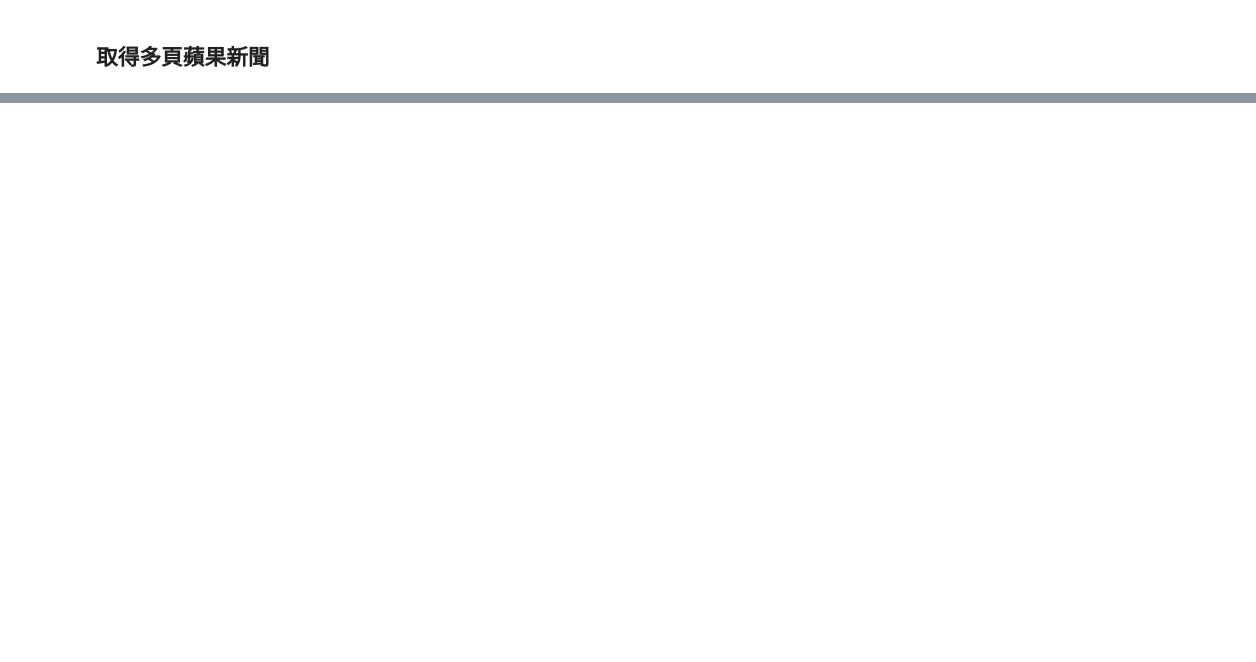
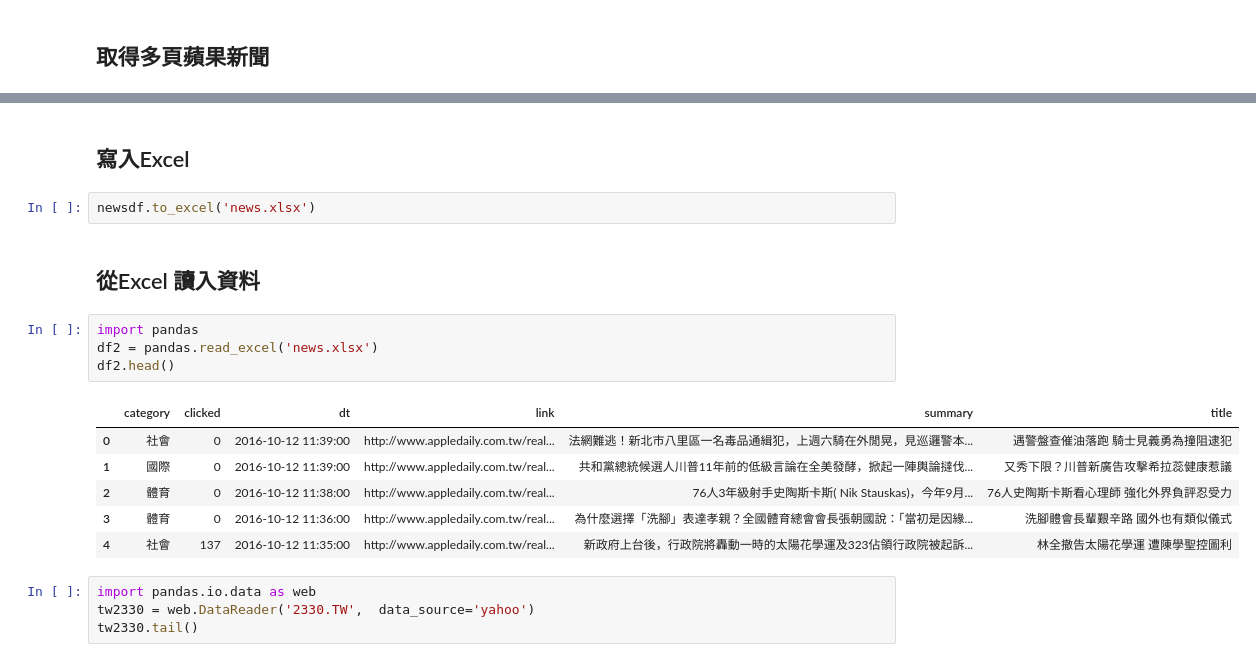
Before and after one commit to ywchiu/cathaypycrawler, a Jupyter notebook: 20161012Demo.ipynb, the cells around one changed output, grey strips where cells are left out. Cells and saved outputs as stored; diff of their text form; blank space fills up the shorter version.

```diff
--- a/20161012Demo.ipynb
+++ b/20161012Demo.ipynb
@@ -189,0 +274,21 @@ for page in range(1,3):
+# %% [markdown]
+## 寫入Excel
+# %%
+newsdf.to_excel('news.xlsx')
+# %% [markdown]
+## 從Excel 讀入資料
+# %%
+import pandas
+df2 = pandas.read_excel('news.xlsx')
+df2.head()
+# %% [output]
+|  | category | clicked | dt | link | summary | title |
+| 0 | 社會 | 0 | 2016-10-12 11:39:00 | http://www.appledaily.com.tw/real... | 法網難逃！新北市八里區一名毒品通緝犯，上週六騎在外閒晃，見巡邏警本... | 遇警盤查催油落跑 騎士見義勇為撞阻逮犯 |
+| 1 | 國際 | 0 | 2016-10-12 11:39:00 | http://www.appledaily.com.tw/real... | 共和黨總統候選人川普11年前的低級言論在全美發酵，掀起一陣輿論撻伐... | 又秀下限？川普新廣告攻擊希拉蕊健康惹議 |
+| 2 | 體育 | 0 | 2016-10-12 11:38:00 | http://www.appledaily.com.tw/real... | 76人3年級射手史陶斯卡斯( Nik Stauskas)，今年9月... | 76人史陶斯卡斯看心理師 強化外界負評忍受力 |
+| 3 | 體育 | 0 | 2016-10-12 11:36:00 | http://www.appledaily.com.tw/real... | 為什麼選擇「洗腳」表達孝親？全國體育總會會長張朝國說：「當初是因緣... | 洗腳體會長輩艱辛路 國外也有類似儀式 |
+| 4 | 社會 | 137 | 2016-10-12 11:35:00 | http://www.appledaily.com.tw/real... | 新政府上台後，行政院將轟動一時的太陽花學運及323佔領行政院被起訴... | 林全撤告太陽花學運 遭陳學聖控圖利 |
+# %%
+import pandas.io.data as web
+tw2330 = web.DataReader('2330.TW',  data_source='yahoo')
+tw2330.tail()
```
Also changed, not shown: parts of 23 cells of this notebook.
